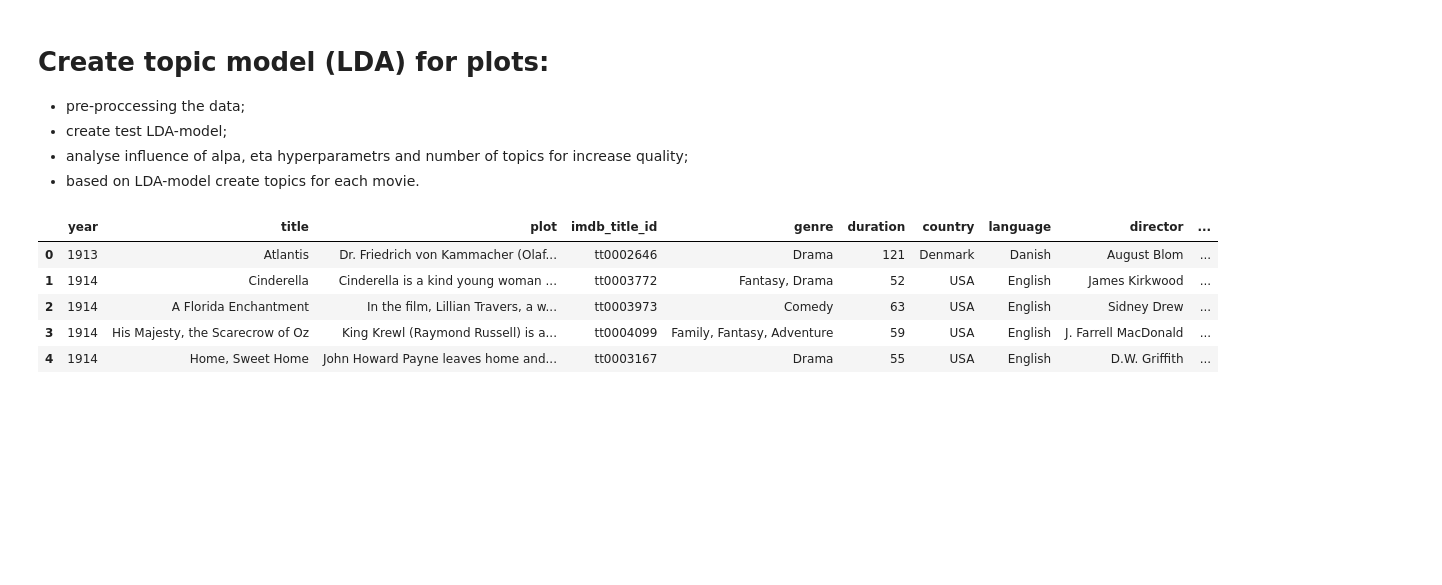
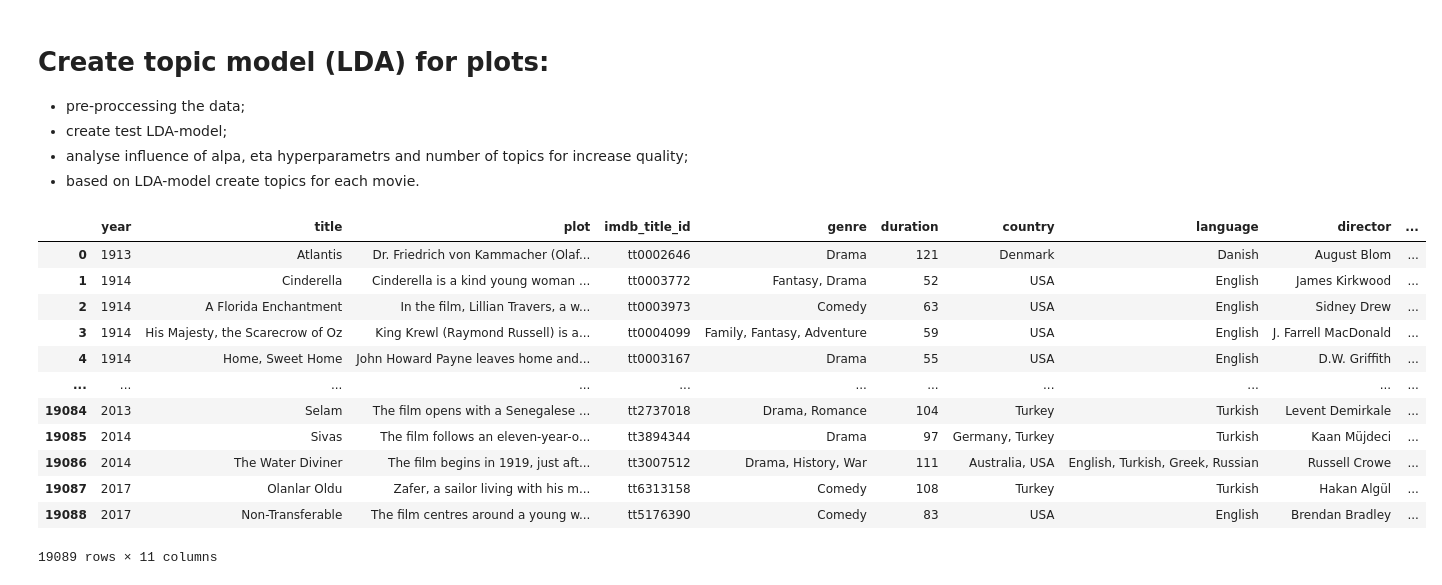
Before and after one commit to ptfrwrd/Explore-movies-and-REC, a Jupyter notebook: Explore_movies_Kaggle.ipynb, the cells around one changed output. Saved outputs shown, nothing was run; the diff lists cells and outputs as text; code cells hidden in the pictures; blank space fills up the shorter version.

```diff
--- a/Explore_movies_Kaggle.ipynb
+++ b/Explore_movies_Kaggle.ipynb
@@ -344,25 +321,20 @@ from nltk.corpus import stopwords
 from gensim.utils import simple_preprocess
 import gensim, spacy
 import re
-# %%
-def clean_data(text):
-    def sentences_to_words(sentences):
-        # delete new lines
-            sentences = re.sub('\s+', ' ', sentences)
-        # delete ", '
-            sentences = re.sub("\'", "", sentences)
-        # tokens without . ,
-            sentences = gensim.utils.simple_preprocess(sentences, deacc=True)
-            yield (sentences)
-    clear_data = list(sentences_to_words(text))
-    return (clear_data)
-
-merge_data['topics'] = [clean_data(plot) for plot in merge_data['plot']]
-merge_data.head()
-# %% [output]
-|  | year | title | plot | imdb_title_id | genre | duration | country | language | director | ... |
-| 0 | 1913 | Atlantis | Dr. Friedrich von Kammacher (Olaf... | tt0002646 | Drama | 121 | Denmark | Danish | August Blom | ... |
-| 1 | 1914 | Cinderella | Cinderella is a kind young woman ... | tt0003772 | Fantasy, Drama | 52 | USA | English | James Kirkwood | ... |
-| 2 | 1914 | A Florida Enchantment | In the film, Lillian Travers, a w... | tt0003973 | Comedy | 63 | USA | English | Sidney Drew | ... |
-| 3 | 1914 | His Majesty, the Scarecrow of Oz | King Krewl (Raymond Russell) is a... | tt0004099 | Family, Fantasy, Adventure | 59 | USA | English | J. Farrell MacDonald | ... |
-| 4 | 1914 | Home, Sweet Home | John Howard Payne leaves home and... | tt0003167 | Drama | 55 | USA | English | D.W. Griffith | ... |
+# %%
+merge_data['plot'] = merge_data['plot'].values.tolist()
+merge_data
+# %% [output]
+|  | year | title | plot | imdb_title_id | genre | duration | country | language | director | ... |
+| 0 | 1913 | Atlantis | Dr. Friedrich von Kammacher (Olaf... | tt0002646 | Drama | 121 | Denmark | Danish | August Blom | ... |
+| 1 | 1914 | Cinderella | Cinderella is a kind young woman ... | tt0003772 | Fantasy, Drama | 52 | USA | English | James Kirkwood | ... |
+| 2 | 1914 | A Florida Enchantment | In the film, Lillian Travers, a w... | tt0003973 | Comedy | 63 | USA | English | Sidney Drew | ... |
+| 3 | 1914 | His Majesty, the Scarecrow of Oz | King Krewl (Raymond Russell) is a... | tt0004099 | Family, Fantasy, Adventure | 59 | USA | English | J. Farrell MacDonald | ... |
+| 4 | 1914 | Home, Sweet Home | John Howard Payne leaves home and... | tt0003167 | Drama | 55 | USA | English | D.W. Griffith | ... |
+| ... | ... | ... | ... | ... | ... | ... | ... | ... | ... | ... |
+| 19084 | 2013 | Selam | The film opens with a Senegalese ... | tt2737018 | Drama, Romance | 104 | Turkey | Turkish | Levent Demirkale | ... |
+| 19085 | 2014 | Sivas | The film follows an eleven-year-o... | tt3894344 | Drama | 97 | Germany, Turkey | Turkish | Kaan Müjdeci | ... |
+| 19086 | 2014 | The Water Diviner | The film begins in 1919, just aft... | tt3007512 | Drama, History, War | 111 | Australia, USA | English, Turkish, Greek, Russian | Russell Crowe | ... |
+| 19087 | 2017 | Olanlar Oldu | Zafer, a sailor living with his m... | tt6313158 | Comedy | 108 | Turkey | Turkish | Hakan Algül | ... |
+| 19088 | 2017 | Non-Transferable | The film centres around a young w... | tt5176390 | Comedy | 83 | USA | English | Brendan Bradley | ... |
+19089 rows × 11 columns
```
Also changed, not shown: parts of 22 cells of this notebook.
